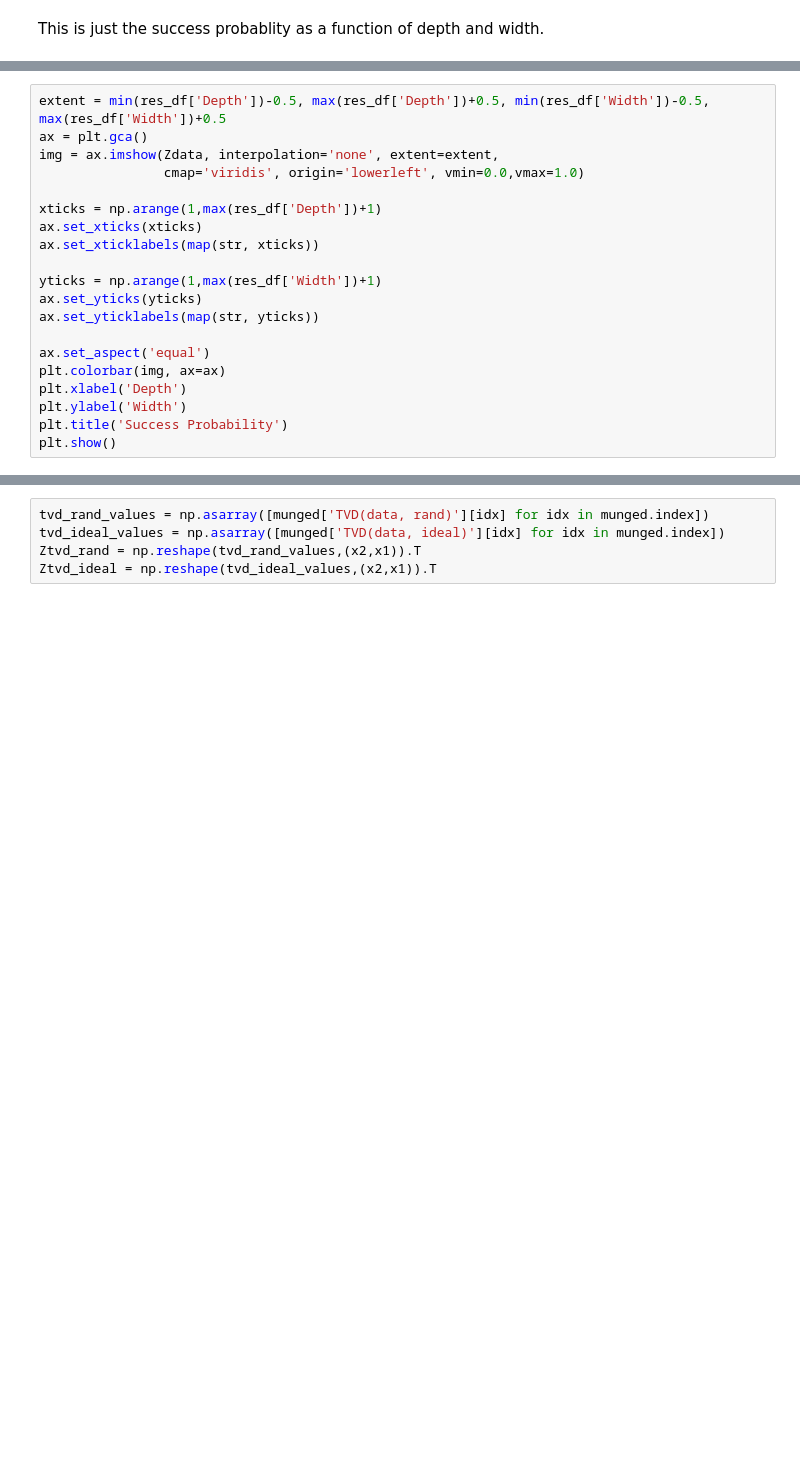
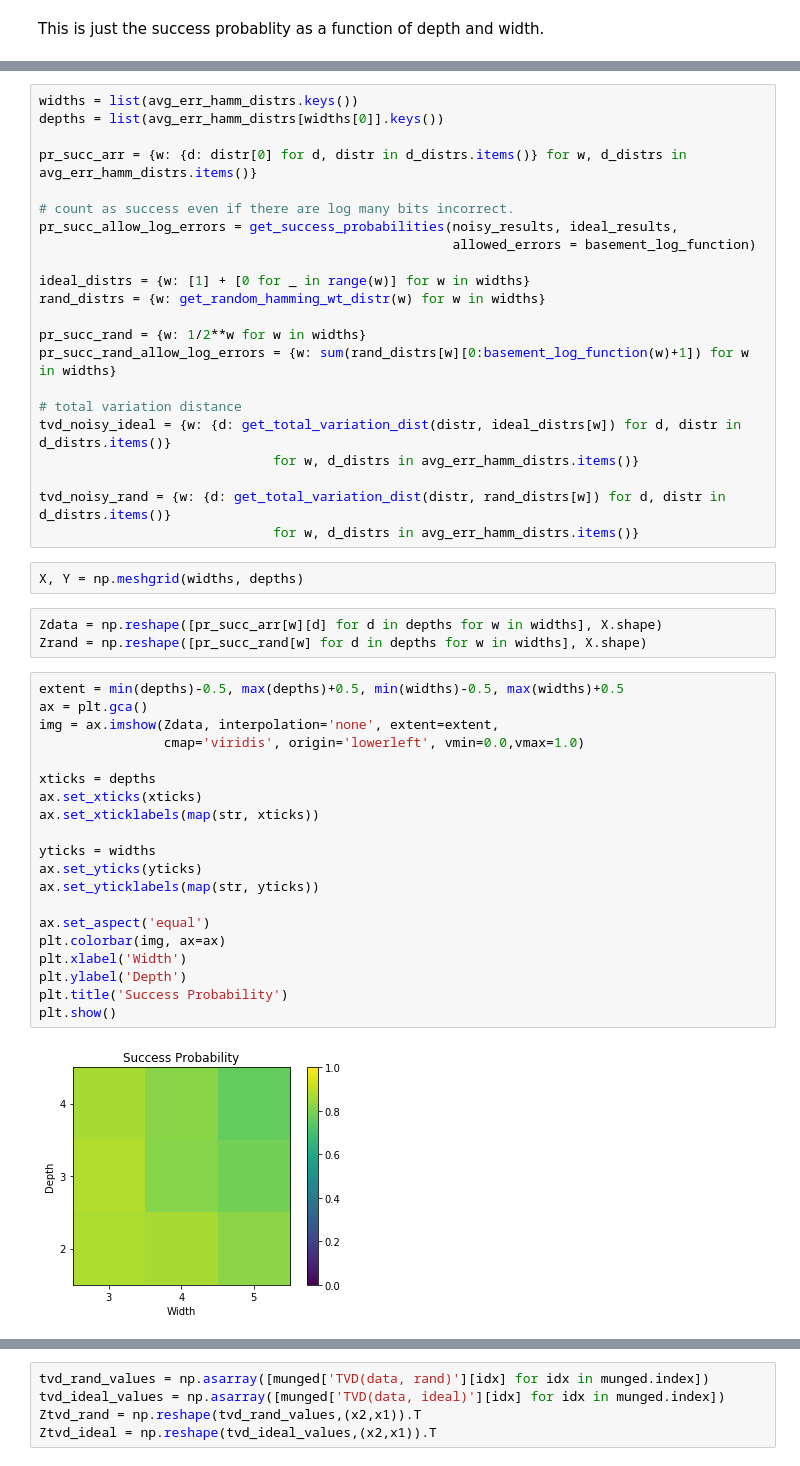
Before and after one commit to rigetti/forest-benchmarking, a Jupyter notebook: examples/volumetrics.ipynb, the cells around one changed output, grey strips where cells are left out. Saved outputs shown, nothing was run; the diff lists cells and outputs as text; blank space fills up the shorter version.

```diff
--- a/examples/volumetrics.ipynb
+++ b/examples/volumetrics.ipynb
@@ -558,21 +504,50 @@ Zdata
+# %%
+widths = list(avg_err_hamm_distrs.keys())
+depths = list(avg_err_hamm_distrs[widths[0]].keys())
+
+pr_succ_arr = {w: {d: distr[0] for d, distr in d_distrs.items()} for w, d_distrs in avg_err_hamm_distrs.items()}
+
+# count as success even if there are log many bits incorrect.
+pr_succ_allow_log_errors = get_success_probabilities(noisy_results, ideal_results,
+                                                     allowed_errors = basement_log_function)
+
+ideal_distrs = {w: [1] + [0 for _ in range(w)] for w in widths}
+rand_distrs = {w: get_random_hamming_wt_distr(w) for w in widths}
+
+pr_succ_rand = {w: 1/2**w for w in widths}
+pr_succ_rand_allow_log_errors = {w: sum(rand_distrs[w][0:basement_log_function(w)+1]) for w in widths}
+
+# total variation distance
+tvd_noisy_ideal = {w: {d: get_total_variation_dist(distr, ideal_distrs[w]) for d, distr in d_distrs.items()}
+                              for w, d_distrs in avg_err_hamm_distrs.items()}
+
+tvd_noisy_rand = {w: {d: get_total_variation_dist(distr, rand_distrs[w]) for d, distr in d_distrs.items()}
+                              for w, d_distrs in avg_err_hamm_distrs.items()}
+# %%
+X, Y = np.meshgrid(widths, depths)
+# %%
+Zdata = np.reshape([pr_succ_arr[w][d] for d in depths for w in widths], X.shape)
+Zrand = np.reshape([pr_succ_rand[w] for d in depths for w in widths], X.shape)
 # %%
-extent = min(res_df['Depth'])-0.5, max(res_df['Depth'])+0.5, min(res_df['Width'])-0.5, max(res_df['Width'])+0.5
+extent = min(depths)-0.5, max(depths)+0.5, min(widths)-0.5, max(widths)+0.5
 ax = plt.gca()
 img = ax.imshow(Zdata, interpolation='none', extent=extent,
                 cmap='viridis', origin='lowerleft', vmin=0.0,vmax=1.0)
 
-xticks = np.arange(1,max(res_df['Depth'])+1)
+xticks = depths
 ax.set_xticks(xticks)
 ax.set_xticklabels(map(str, xticks))
 
-yticks = np.arange(1,max(res_df['Width'])+1)
+yticks = widths
 ax.set_yticks(yticks)
 ax.set_yticklabels(map(str, yticks))
 
 ax.set_aspect('equal')
 plt.colorbar(img, ax=ax)
-plt.xlabel('Depth')
-plt.ylabel('Width')
+plt.xlabel('Width')
+plt.ylabel('Depth')
 plt.title('Success Probability')
 plt.show()
+# %% [output]
+[figure, added]
 # %%
```
Also changed, not shown: parts of 37 cells of this notebook, 1 other file.
